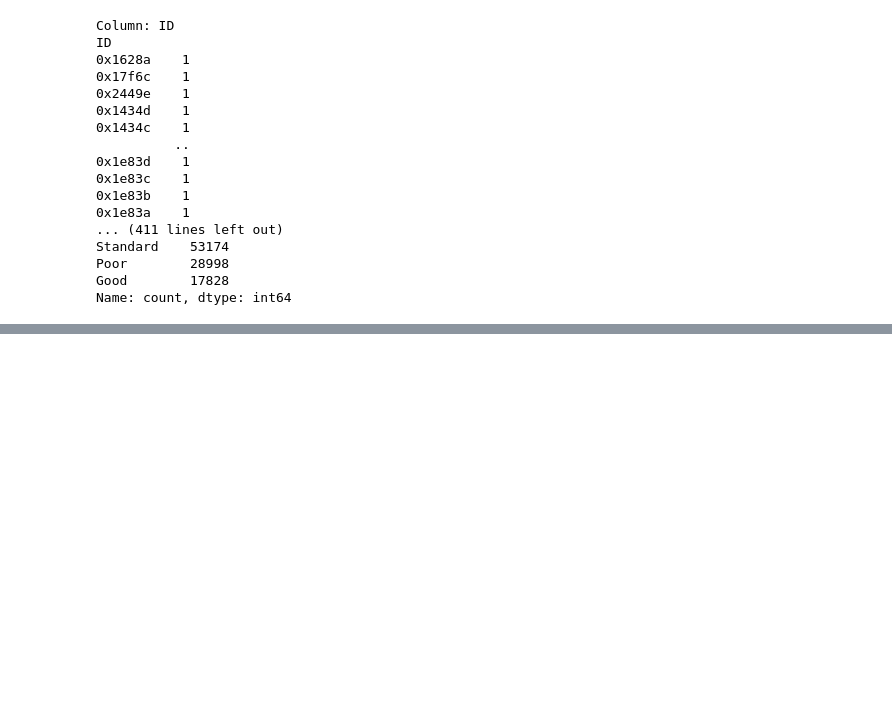
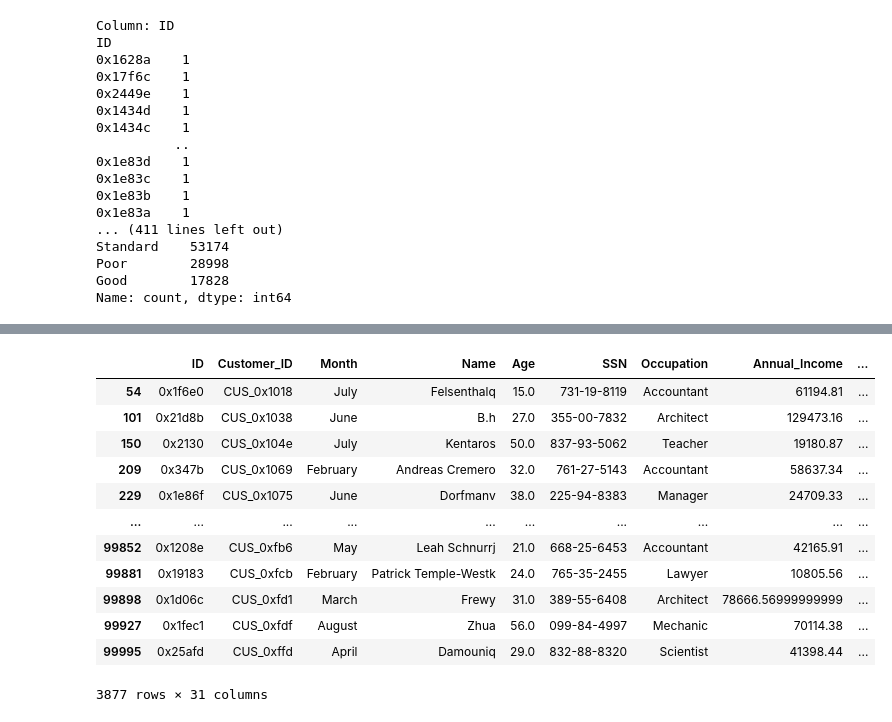
Before and after one commit to mohammedaabouche/ML, a Jupyter notebook: project2.ipynb, the cells around one changed output, grey strips where cells are left out. Cells and saved outputs as stored; diff of their text form; code cells hidden in the pictures; blank space fills up the shorter version.

```diff
--- a/project2.ipynb
+++ b/project2.ipynb
@@ -281,0 +529,29 @@ memory usage: 23.5+ MB
+# %%
+# Réinitialiser l'index pour éviter les conflits
+dataset = dataset.reset_index(drop=True)
+
+# Convertir Interest_Rate en numérique, gérer les erreurs
+dataset['Interest_Rate'] = pd.to_numeric(dataset['Interest_Rate'], errors='coerce')
+
+# Fonction pour corriger les valeurs aberrantes dans Interest_Rate
+def replace_invalid_interest_rate(group):
+    # Filtrer les valeurs valides (entre 0 et 35 inclus)
+    valid_interest = group['Interest_Rate'][(group['Interest_Rate'] >= 0) & (group['Interest_Rate'] <= 35)]
+    if not valid_interest.empty:
+        # Utiliser la première valeur valide trouvée pour remplacement
+        replacement_value = valid_interest.iloc[0]
+        group['Interest_Rate'] = group['Interest_Rate'].apply(
+            lambda x: replacement_value if pd.isnull(x) or x < 0 or x > 35 else x
+        )
+    return group
+
+# Appliquer uniquement à la colonne 'Interest_Rate' groupée par Customer_ID
+dataset = dataset.groupby(['Customer_ID'], as_index=False).apply(replace_invalid_interest_rate)
+
+# Réinitialiser l'index final
+dataset = dataset.reset_index(drop=True)
+
+# Sauvegarder le DataFrame corrigé
+dataset.to_csv("interest_rate_corrige.csv", index=False)
+
+print("Les valeurs aberrantes dans 'Interest_Rate' ont été corrigées.")
@@ -281,0 +572,6 @@ memory usage: 23.5+ MB
+# %%
+# Nettoyer davantage les valeurs : Supprimer tous les caractères sauf les chiffres et les points
+dataset['Num_of_Loan'] = dataset['Num_of_Loan'].str.replace('[^0-9.]', '', regex=True)
+
+# Reconvertir en numérique
+dataset['Num_of_Loan_Cleaned'] = pd.to_numeric(dataset['Num_of_Loan'], errors='coerce')
@@ -281,0 +606,22 @@ memory usage: 23.5+ MB
+# %%
+# Nettoyer davantage les valeurs : Supprimer tous les caractères sauf les chiffres et les points
+dataset['Num_of_Loan'] = dataset['Num_of_Loan'].str.replace('[^0-9.]', '', regex=True)
+
+# Reconvertir en numérique
+dataset['Num_of_Loan_Cleaned'] = pd.to_numeric(dataset['Num_of_Loan'], errors='coerce')
+# %%
+dataset[(dataset["Num_of_Loan_Cleaned"] == 100)]
+# %% [output]
+|  | ID | Customer_ID | Month | Name | Age | SSN | Occupation | Annual_Income | ... |
+| 54 | 0x1f6e0 | CUS_0x1018 | July | Felsenthalq | 15.0 | 731-19-8119 | Accountant | 61194.81 | ... |
+| 101 | 0x21d8b | CUS_0x1038 | June | B.h | 27.0 | 355-00-7832 | Architect | 129473.16 | ... |
+| 150 | 0x2130 | CUS_0x104e | July | Kentaros | 50.0 | 837-93-5062 | Teacher | 19180.87 | ... |
+| 209 | 0x347b | CUS_0x1069 | February | Andreas Cremero | 32.0 | 761-27-5143 | Accountant | 58637.34 | ... |
+| 229 | 0x1e86f | CUS_0x1075 | June | Dorfmanv | 38.0 | 225-94-8383 | Manager | 24709.33 | ... |
+| ... | ... | ... | ... | ... | ... | ... | ... | ... | ... |
+| 99852 | 0x1208e | CUS_0xfb6 | May | Leah Schnurrj | 21.0 | 668-25-6453 | Accountant | 42165.91 | ... |
+| 99881 | 0x19183 | CUS_0xfcb | February | Patrick Temple-Westk | 24.0 | 765-35-2455 | Lawyer | 10805.56 | ... |
+| 99898 | 0x1d06c | CUS_0xfd1 | March | Frewy | 31.0 | 389-55-6408 | Architect | 78666.56999999999 | ... |
+| 99927 | 0x1fec1 | CUS_0xfdf | August | Zhua | 56.0 | 099-84-4997 | Mechanic | 70114.38 | ... |
+| 99995 | 0x25afd | CUS_0xffd | April | Damouniq | 29.0 | 832-88-8320 | Scientist | 41398.44 | ... |
+3877 rows × 31 columns
```
Also changed, not shown: parts of 25 cells of this notebook, 5 other files.
